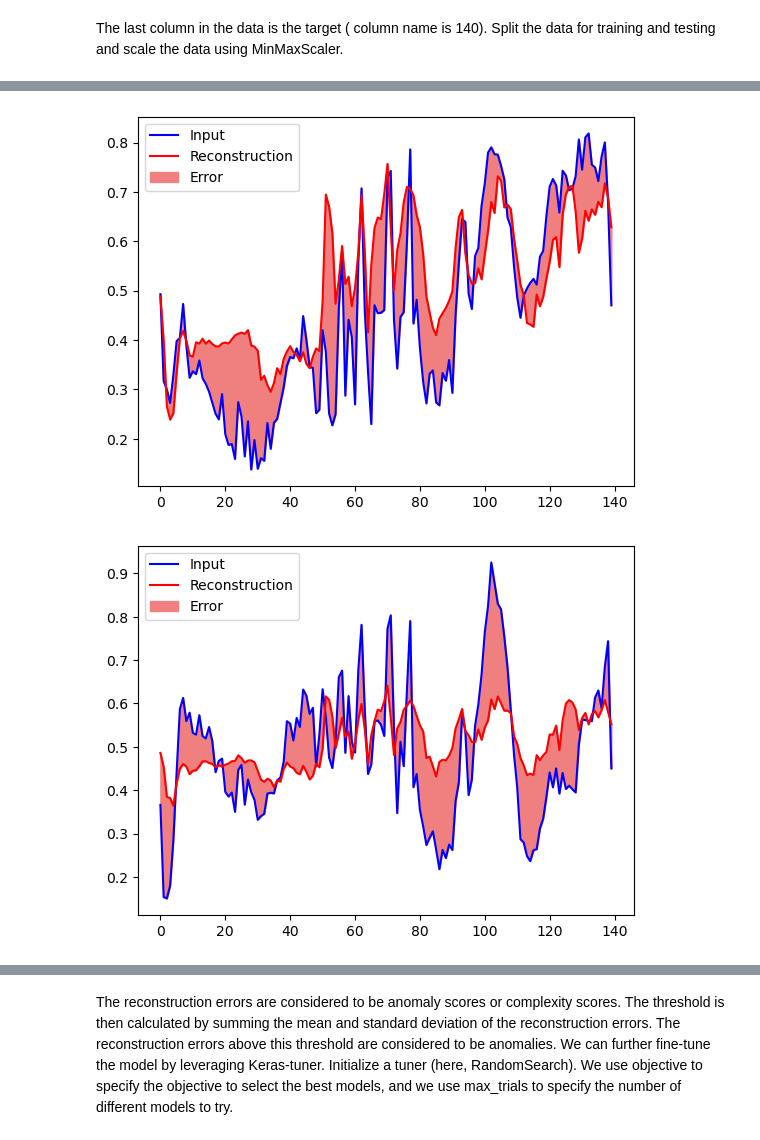
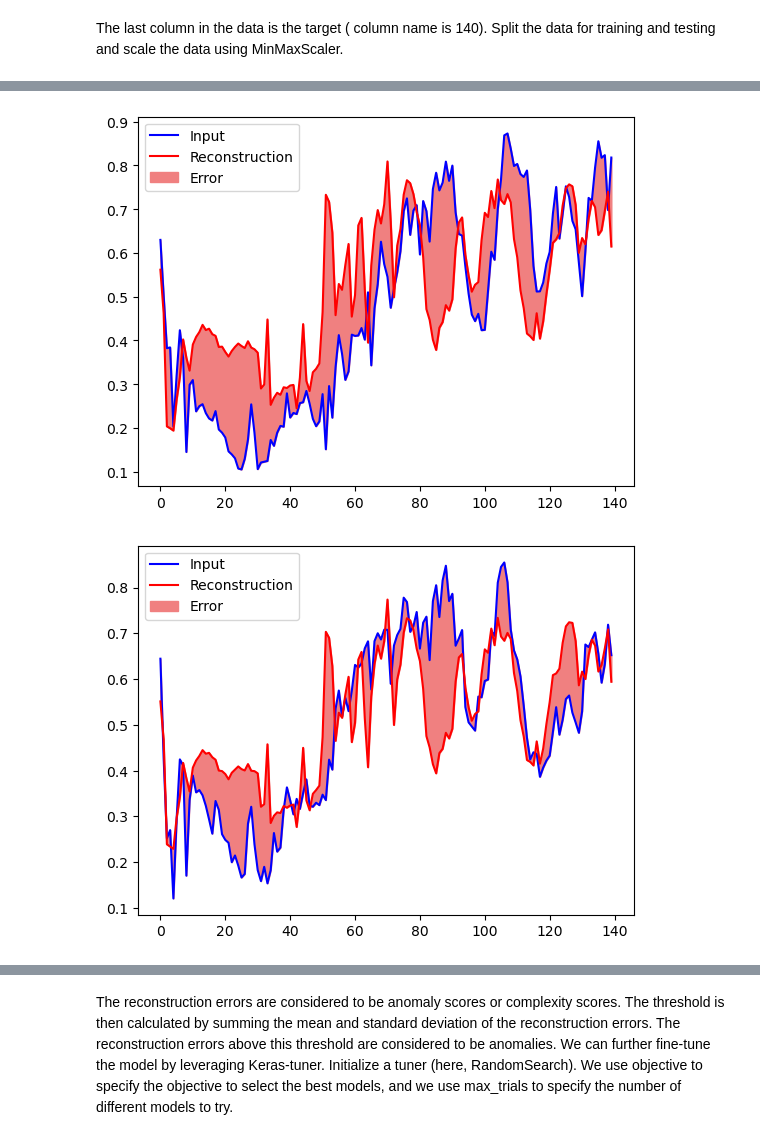
Before and after one commit to xxl4tomxu98/anomamly-detection-autoencoder, a Jupyter notebook: ECG-anomaly.ipynb, the cells around one changed output, grey strips where cells are left out. Saved outputs shown, nothing was run; the diff lists cells and outputs as text; code cells hidden in the pictures.

```diff
--- a/ECG-anomaly.ipynb
+++ b/ECG-anomaly.ipynb
@@ -195,5 +212,6 @@ Threshold: 0.009160333134237642
 # %%
 plot(test_data_scaled, 0)
-plot(test_data_scaled, 3)
-plot(test_data_scaled, 4)
+plot(test_data_scaled, 30)
+plot(test_data_scaled, 44)
+plot(x_test_scaled, 0)
 # %% [output]
@@ -201,2 +219,2 @@ plot(test_data_scaled, 4)
-[figure, old version]
+[figure, new version]
-[figure, old version]
+[figure, new version]
```
Also changed, not shown: parts of 6 cells of this notebook, 1 other file.
